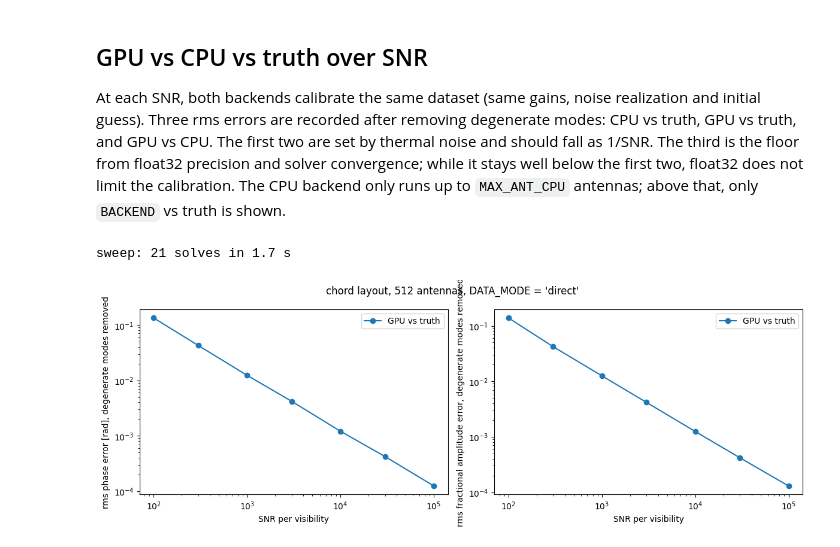
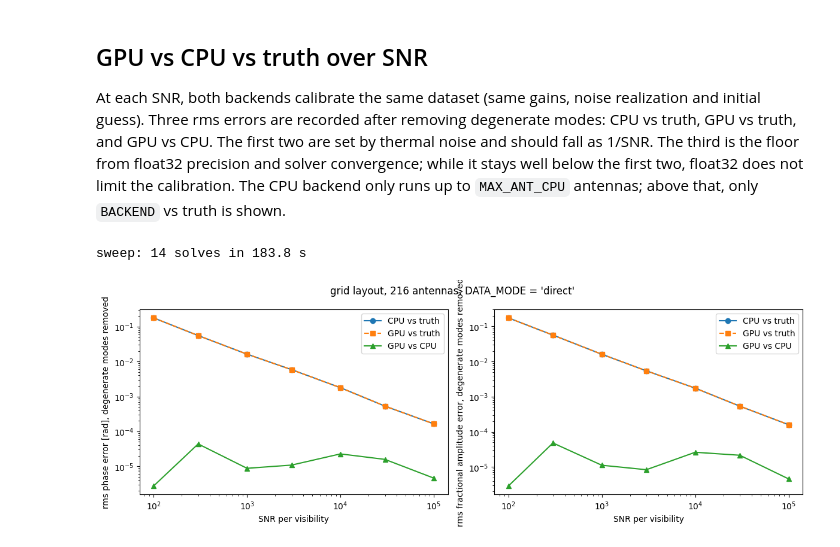
Before and after one commit to mikejafs/gpu_corrcal, a Jupyter notebook: scripts/simluate/calibration_simulation_chord_layout.ipynb, the cells around one changed output. Saved outputs shown, nothing was run; the diff lists cells and outputs as text; code cells hidden in the pictures.

```diff
--- a/scripts/simluate/calibration_simulation_chord_layout.ipynb
+++ b/scripts/simluate/calibration_simulation_chord_layout.ipynb
@@ -53,7 +53,7 @@ DATA_MODE = "direct"                        # "direct" (direct-sum sky) or "mode
 SEED      = 1
 
 # ---- Array layout ----------------------------------------------------------------------------
-LAYOUT = "chord"            # "chord" (surveyed positions), "grid" (NX x NY CHORD lattice), "custom"
+LAYOUT = "grid"            # "chord" (surveyed positions), "grid" (NX x NY CHORD lattice), "custom"
 
 # "chord": surveyed elevation-axis points in UTM Ground (Ryan, CHORD Localization v0.2, Sec. 3)
 CHORD_CSV  = Path("data/elevation_axis_alignment_points_9Jul2025.csv")
@@ -61,7 +61,7 @@ CHORD_COLS = None          # e.g. range(0, 8): E-W grid columns to keep (0 = col
 CHORD_ROWS = None          # e.g. range(0, 8): N-S grid rows to keep (0 = row "A"); None = all 24
 
 # "grid": NX x NY lattice with the surveyed CHORD separation vectors (topocentric E, N, U; Ryan Table 3)
-NX, NY  = 8, 8
+NX, NY  = 12, 18
 CHORD_DX = np.array([6.300000, -0.000358, -0.045129])   # dish x separation [m]
 CHORD_DY = np.array([0.000484,  8.500000,  0.033065])   # dish y separation [m]
 
@@ -96,7 +96,7 @@ INIT_PHS_ERR = 0.10    # initial guess: phase error [rad]
 PHS_NORM     = 0.1     # width of CorrCal's prior on the mean gain phase
 GAIN_SCALE   = 1.0
 MAX_RESTARTS = 5       # 1 = a single scipy CG call; >1 restarts CG from its last point until it stops moving
-MAX_ANT_CPU  = 256     # CPU solves (comparison, sweep) only up to this many antennas
+MAX_ANT_CPU  = 600     # CPU solves (comparison, sweep) only up to this many antennas
 
 C_LIGHT, K_B = 299792458.0, 1.380649e-23
 LAM = C_LIGHT / FREQ
@@ -555,0 +628,18 @@ rms after removing degenerate modes: amp 1.31e-03 (init 1.00e-01), phase 1.21e-0
+# %%
+gidx = np.argmax(np.diff(edges))                         # largest redundant group
+bl = np.arange(edges[gidx] // 2, edges[gidx + 1] // 2)
+d_c = (data[0::2] + 1j * data[1::2])[bl]                 # data in units of sigma_row
+cal_fit = d_c / (fit_gains[ant_1[bl]] * np.conj(fit_gains[ant_2[bl]]))
+cal_true = d_c / (true_gains[ant_1[bl]] * np.conj(true_gains[ant_2[bl]]))
+v_true = (V_diff_bl + V_src_bl)[bl[0]] / sigma_row
+
+fig, axes = plt.subplots(1, 2, figsize=(11, 5))
+axes[0].scatter(d_c.real, d_c.imag, s=6, c="0.5")
+axes[0].set_title(f"Raw data, group {gidx} ({len(bl)} baselines)")
+axes[1].scatter(cal_fit.real, cal_fit.imag, s=6, label="÷ fitted gains")
+axes[1].scatter(cal_true.real, cal_true.imag, s=6, alpha=0.5, label="÷ true gains")
+axes[1].scatter(v_true.real, v_true.imag, marker="*", s=200, c="k", label="true visibility")
+axes[1].set_title("Calibrated"); axes[1].legend()
+for ax in axes:
+    ax.set_aspect("equal"); ax.set_xlabel("Re [σ]"); ax.set_ylabel("Im [σ]")
+fig.tight_layout();
@@ -555,0 +650,15 @@ rms after removing degenerate modes: amp 1.31e-03 (init 1.00e-01), phase 1.21e-0
+# %%
+n_bl_ant = np.bincount(ant_1, minlength=n_ant) + np.bincount(ant_2, minlength=n_ant)
+p = err["phs_res"]
+
+fig, axes = plt.subplots(1, 2, figsize=(11, 4))
+axes[0].hist(p / p.std(), bins=40, density=True, alpha=0.7)
+z = np.linspace(-4, 4, 200)
+axes[0].plot(z, np.exp(-z**2 / 2) / np.sqrt(2 * np.pi), "k")
+axes[0].set_xlabel("phase error / std (degenerate modes removed)"); axes[0].set_title("Gaussian?")
+
+axes[1].scatter(n_bl_ant, np.abs(p), s=8)
+nn = np.linspace(n_bl_ant.min(), n_bl_ant.max(), 100)
+axes[1].plot(nn, np.sqrt(np.mean(p**2 * n_bl_ant)) / np.sqrt(nn), "k", label=r"$\propto 1/\sqrt{n}$")
+axes[1].set_xlabel("baselines per antenna"); axes[1].set_ylabel("|phase error| [rad]"); axes[1].legend()
+fig.tight_layout();
@@ -558,7 +669,8 @@ rms after removing degenerate modes: amp 1.31e-03 (init 1.00e-01), phase 1.21e-0
 
 At each SNR, both backends calibrate the same dataset (same gains, noise realization and initial guess). Three rms errors are recorded after removing degenerate modes: CPU vs truth, GPU vs truth, and GPU vs CPU. The first two are set by thermal noise and should fall as 1/SNR. The third is the floor from float32 precision and solver convergence; while it stays well below the first two, float32 does not limit the calibration. The CPU backend only runs up to `MAX_ANT_CPU` antennas; above that, only `BACKEND` vs truth is shown.
 # %%
-SNR_LIST, N_REAL = [1e2, 3e2, 1e3, 3e3, 1e4, 3e4, 1e5], 3
+# SNR_LIST, N_REAL = [1e2, 3e2, 1e3, 3e3, 1e4, 3e4, 1e5], 3
+SNR_LIST, N_REAL = [1e2, 3e2, 1e3, 3e3, 1e4, 3e4, 1e5], 1
 RUN_SWEEP = True
 if RUN_SWEEP:
     backends = ["cpu", "gpu"] if (HAVE_CUPY and n_ant <= MAX_ANT_CPU) else [BACKEND]
@@ -566,32 +678,32 @@ if RUN_SWEEP:
     err_s = {(b, q): np.zeros(shape) for b in backends for q in ("amp", "phs")}
     gap = {q: np.zeros(shape) for q in ("amp", "phs")}
     rng_s = np.random.default_rng(SEED + 200)
     t0 = time.perf_counter()
     for i, snr in enumerate(SNR_LIST):
         dm, sm, sr = normalized_model(snr)
         for k in range(N_REAL):
             tg, ig = draw_gains(rng_s)
             d = make_data(tg, rng_s, dm, sr)                 # one dataset, used by every backend
             sol = {}
             for b in backends:
                 sol[b], _, _ = calibrate(b, d, ig, dm, sm)
                 e = degenerate_fit(sol[b], tg, antpos)
                 err_s[b, "amp"][i, k], err_s[b, "phs"][i, k] = rms(e["amp_res"]), rms(e["phs_res"])
             if len(backends) == 2:
                 e = degenerate_fit(sol["gpu"], sol["cpu"], antpos)
                 gap["amp"][i, k], gap["phs"][i, k] = rms(e["amp_res"]), rms(e["phs_res"])
     print(f"sweep: {len(SNR_LIST) * N_REAL * len(backends)} solves in {time.perf_counter() - t0:.1f} s")
 
     snr = np.array(SNR_LIST)
     fig, axes = plt.subplots(1, 2, figsize=(12, 4.2))
     for ax, q, ylab in zip(axes, ("phs", "amp"), ("rms phase error [rad]", "rms fractional amplitude error")):
         for b, sty in zip(backends, ("o-", "s--")):
             ax.loglog(snr, err_s[b, q].mean(1), sty, label=f"{b.upper()} vs truth")
         if len(backends) == 2:
             ax.loglog(snr, gap[q].mean(1), "^-", label="GPU vs CPU")
         ax.set_xlabel("SNR per visibility"); ax.set_ylabel(ylab + ", degenerate modes removed"); ax.legend()
     fig.suptitle(f"{LAYOUT} layout, {n_ant} antennas, DATA_MODE = {DATA_MODE!r}")
     fig.tight_layout();
 # %% [output]
-sweep: 21 solves in 1.7 s
+sweep: 14 solves in 183.8 s
-[figure, old version]
+[figure, new version]
```
Also changed, not shown: parts of 19 cells of this notebook.
